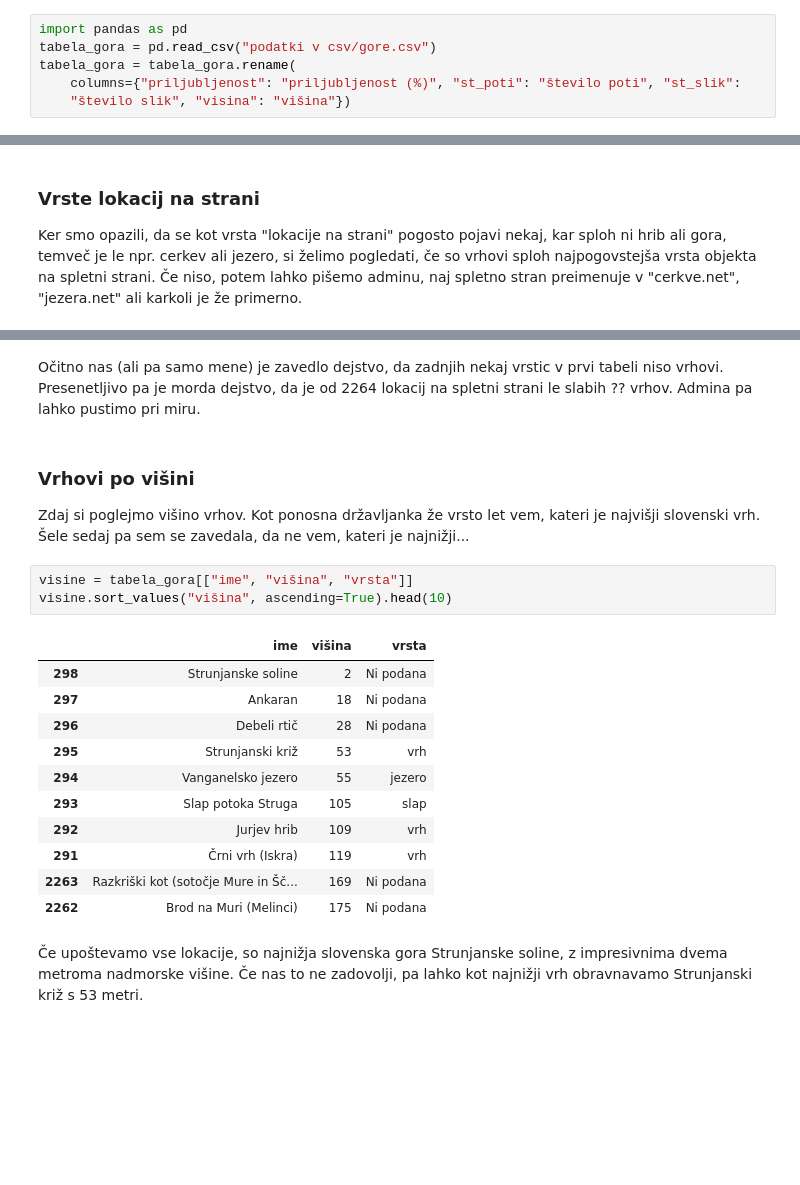
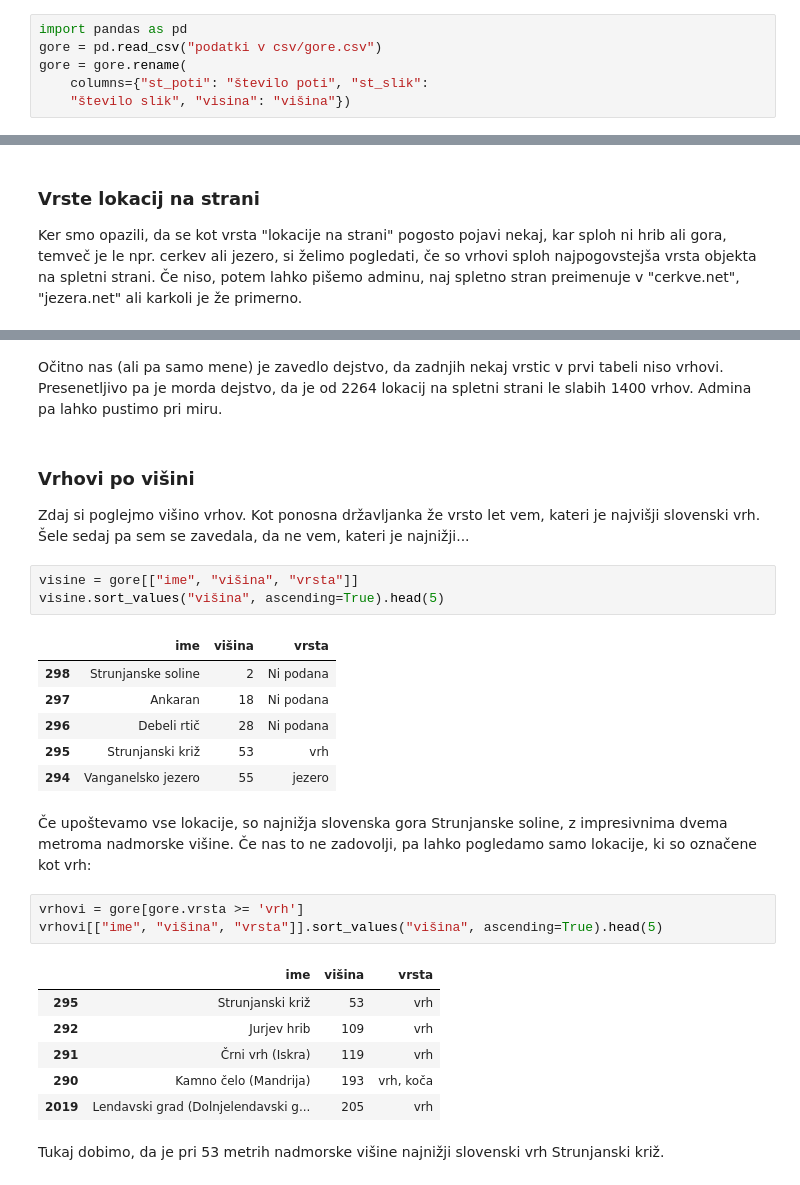
Before and after one commit to emazunter/UVP-projektna-naloga, a Jupyter notebook: analiza_podatkov.ipynb, the cells around one changed output, grey strips where cells are left out. Saved outputs shown, nothing was run; the diff lists cells and outputs as text; blank space fills up the shorter version.

```diff
--- a/analiza_podatkov.ipynb
+++ b/analiza_podatkov.ipynb
@@ -5,7 +5,7 @@ Za začetek si oglejmo tabelo z vsemi podatki, urejeno padajoče po priljubljeno
 # %%
 import pandas as pd
-tabela_gora = pd.read_csv("podatki v csv/gore.csv")
-tabela_gora = tabela_gora.rename(
-    columns={"priljubljenost": "priljubljenost (%)", "st_poti": "število poti", "st_slik":
+gore = pd.read_csv("podatki v csv/gore.csv")
+gore = gore.rename(
+    columns={"st_poti": "število poti", "st_slik":
     "število slik", "visina": "višina"})
 # %%
@@ -39,24 +40,31 @@ objekti_po_vrstah.size().plot.bar()
 # %% [markdown]
-Očitno nas (ali pa samo mene) je zavedlo dejstvo, da zadnjih nekaj vrstic v prvi tabeli niso vrhovi. Presenetljivo pa je morda dejstvo, da je od 2264 lokacij na spletni strani le slabih ?? vrhov. Admina pa lahko pustimo pri miru.
+Očitno nas (ali pa samo mene) je zavedlo dejstvo, da zadnjih nekaj vrstic v prvi tabeli niso vrhovi. Presenetljivo pa je morda dejstvo, da je od 2264 lokacij na spletni strani le slabih 1400 vrhov. Admina pa lahko pustimo pri miru.
 # %% [markdown]
 ### Vrhovi po višini
 Zdaj si poglejmo višino vrhov. Kot ponosna državljanka že vrsto let vem, kateri je najvišji slovenski vrh. Šele sedaj pa sem se zavedala, da ne vem, kateri je najnižji...
 # %%
-visine = tabela_gora[["ime", "višina", "vrsta"]]
-visine.sort_values("višina", ascending=True).head(10)
+visine = gore[["ime", "višina", "vrsta"]]
+visine.sort_values("višina", ascending=True).head(5)
 # %% [output]
 |  | ime | višina | vrsta |
 | 298 | Strunjanske soline | 2 | Ni podana |
 | 297 | Ankaran | 18 | Ni podana |
 | 296 | Debeli rtič | 28 | Ni podana |
 | 295 | Strunjanski križ | 53 | vrh |
 | 294 | Vanganelsko jezero | 55 | jezero |
-| 293 | Slap potoka Struga | 105 | slap |
-| 292 | Jurjev hrib | 109 | vrh |
-| 291 | Črni vrh (Iskra) | 119 | vrh |
-| 2263 | Razkriški kot (sotočje Mure in Šč... | 169 | Ni podana |
-| 2262 | Brod na Muri (Melinci) | 175 | Ni podana |
 # %% [markdown]
-Če upoštevamo vse lokacije, so najnižja slovenska gora Strunjanske soline, z impresivnima dvema metroma nadmorske višine. Če nas to ne zadovolji, pa lahko kot najnižji vrh obravnavamo Strunjanski križ s 53 metri.
+Če upoštevamo vse lokacije, so najnižja slovenska gora Strunjanske soline, z impresivnima dvema metroma nadmorske višine. Če nas to ne zadovolji, pa lahko pogledamo samo lokacije, ki so označene kot vrh:
+# %%
+vrhovi = gore[gore.vrsta >= 'vrh']
+vrhovi[["ime", "višina", "vrsta"]].sort_values("višina", ascending=True).head(5)
+# %% [output]
+|  | ime | višina | vrsta |
+| 295 | Strunjanski križ | 53 | vrh |
+| 292 | Jurjev hrib | 109 | vrh |
+| 291 | Črni vrh (Iskra) | 119 | vrh |
+| 290 | Kamno čelo (Mandrija) | 193 | vrh, koča |
+| 2019 | Lendavski grad (Dolnjelendavski g... | 205 | vrh |
+# %% [markdown]
+Tukaj dobimo, da je pri 53 metrih nadmorske višine najnižji slovenski vrh Strunjanski križ.
 # %% [markdown]
 Seveda se vprašamo tudi, ali je višina gore povezana z njeno popularnostjo. Intuicija nam pravi, da je.
```
Also changed, not shown: parts of 13 cells of this notebook.
